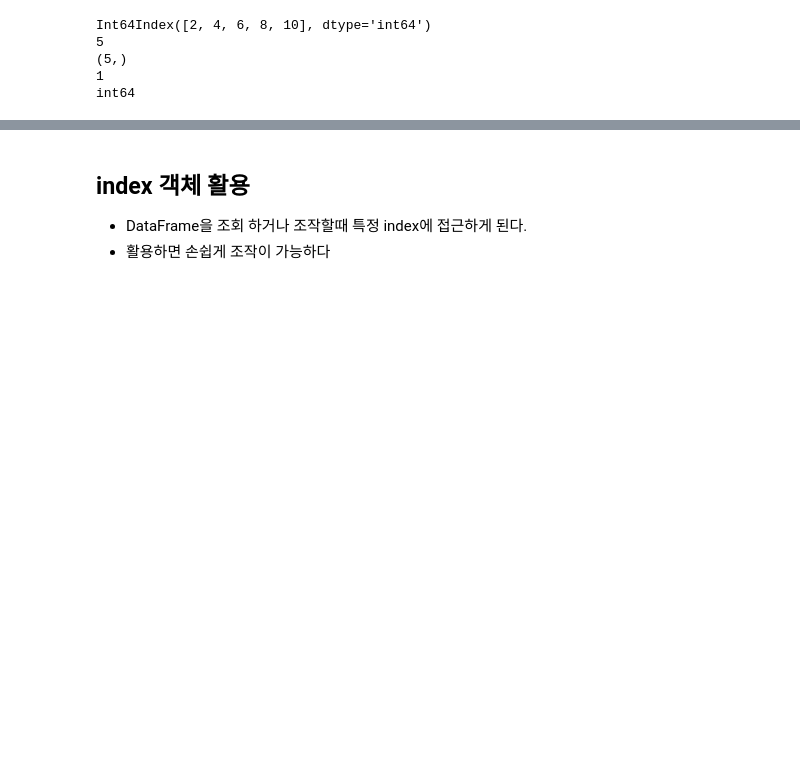
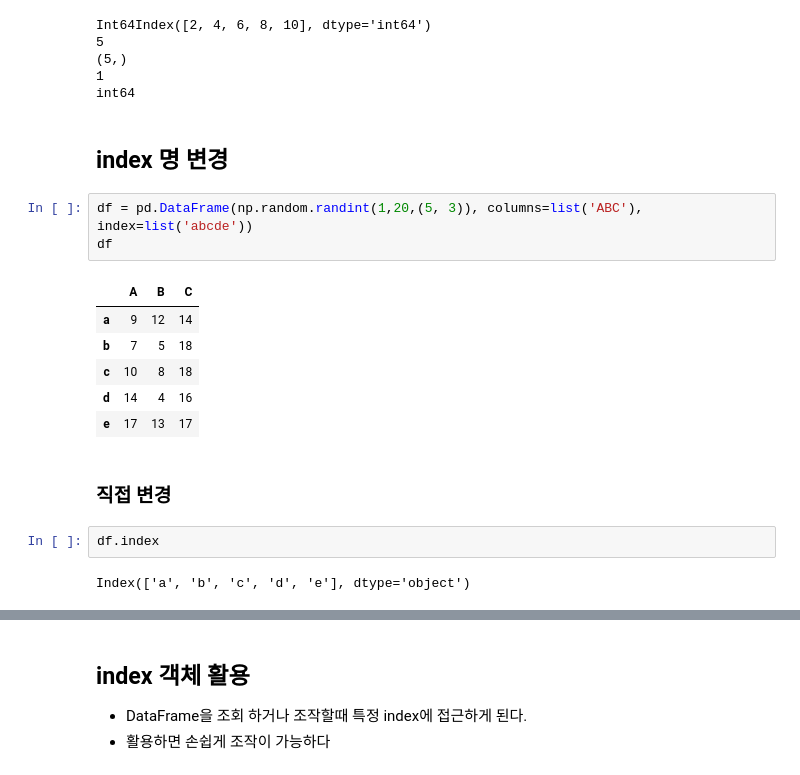
Before and after one commit to SeWonKwon/Pandas-Numpy, a Jupyter notebook: A05_Pandas Dtypes Index & Column.ipynb, the cells around one changed output, grey strips where cells are left out. Drawn from its saved outputs; the diff is of its cells as text; blank space fills up the shorter version.

```diff
--- a/A05_Pandas Dtypes Index & Column.ipynb
+++ b/A05_Pandas Dtypes Index & Column.ipynb
@@ -256,3 +289,21 @@ Int64Index([2, 4, 6, 8, 10], dtype='int64')
 (5,)
 1
 int64
+# %% [markdown]
+## index 명 변경
+# %%
+df = pd.DataFrame(np.random.randint(1,20,(5, 3)), columns=list('ABC'), index=list('abcde'))
+df
+# %% [output]
+|  | A | B | C |
+| a | 9 | 12 | 14 |
+| b | 7 | 5 | 18 |
+| c | 10 | 8 | 18 |
+| d | 14 | 4 | 16 |
+| e | 17 | 13 | 17 |
+# %% [markdown]
+### 직접 변경
+# %%
+df.index
+# %% [output]
+Index(['a', 'b', 'c', 'd', 'e'], dtype='object')
```
Also changed, not shown: parts of 37 cells of this notebook, 6 other files.
